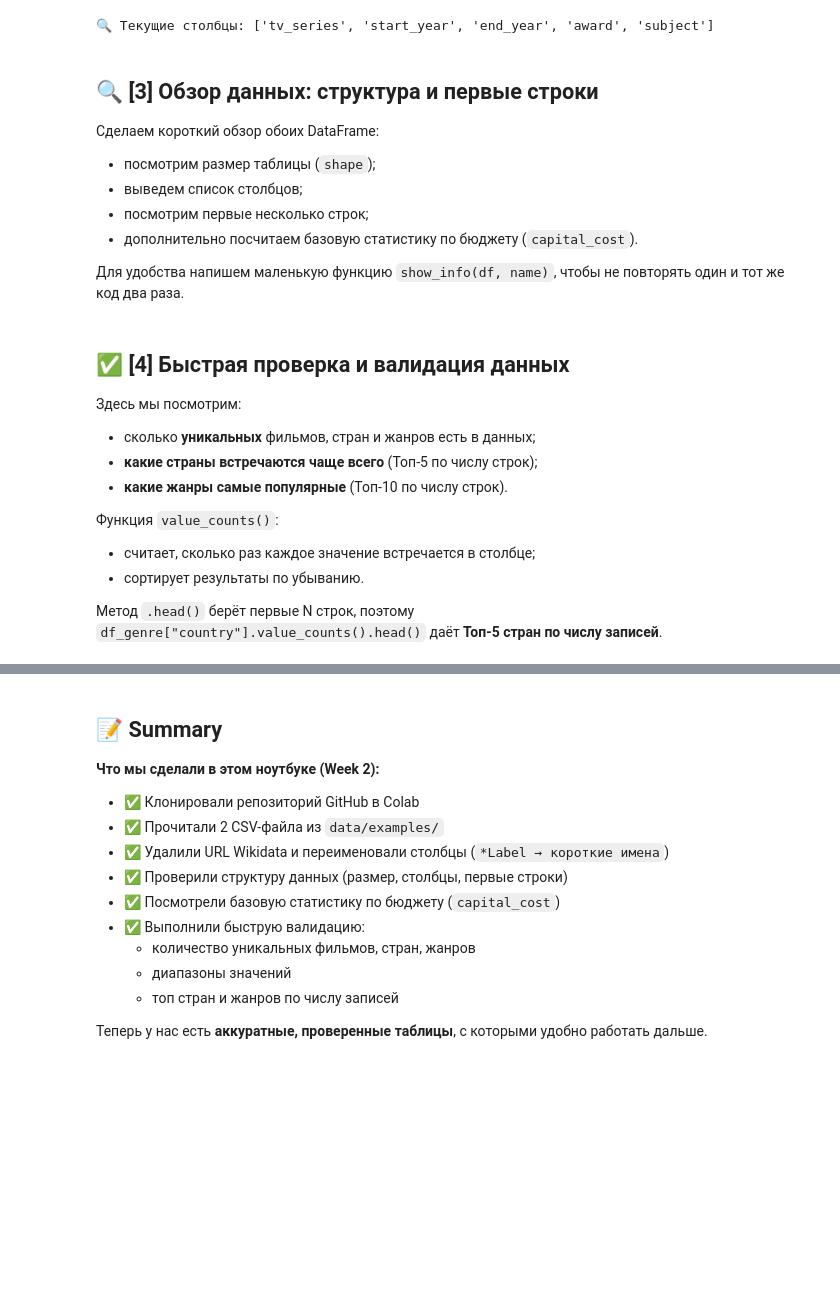
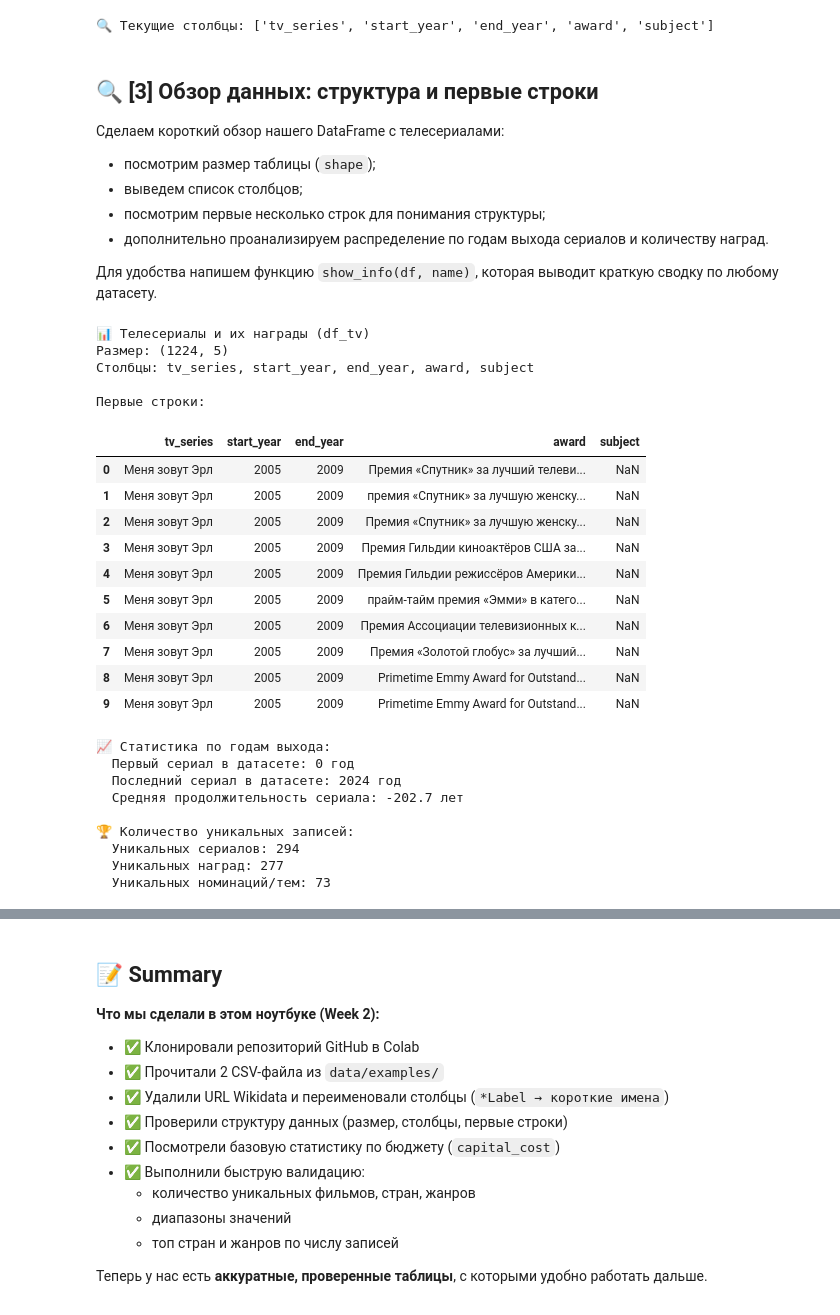
Before and after one commit to anmyvla-beep/python-ai-Mysttonen-Angelika, a Jupyter notebook: notebooks/week2b_read_csv.ipynb, the cells around one changed output, grey strips where cells are left out. Saved outputs shown, nothing was run; the diff lists cells and outputs as text; code cells hidden in the pictures; blank space fills up the shorter version.

Commit message:
доделали первый csv-файл про сериалы

```diff
--- a/notebooks/week2b_read_csv.ipynb
+++ b/notebooks/week2b_read_csv.ipynb
@@ -110,27 +110,59 @@ print("\n🔍 Текущие столбцы:", list(df_tv.columns))
 # %% [markdown]
 ## 🔍 [3] Обзор данных: структура и первые строки
 
-Сделаем короткий обзор обоих DataFrame:
+Сделаем короткий обзор нашего DataFrame с телесериалами:
 
 - посмотрим размер таблицы (`shape`);
 - выведем список столбцов;
-- посмотрим первые несколько строк;
-- дополнительно посчитаем базовую статистику по бюджету (`capital_cost`).
+- посмотрим первые несколько строк для понимания структуры;
+- дополнительно проанализируем распределение по годам выхода сериалов и количеству наград.
 
-Для удобства напишем маленькую функцию `show_info(df, name)`, чтобы не повторять один и тот же код два раза.
+Для удобства напишем функцию `show_info(df, name)`, которая выводит краткую сводку по любому датасету.
 # %%
-def show_info(df, name, n=5):
+def show_info(df, name, n=10):
     """Краткий обзор DataFrame: имя, размер, список столбцов и первые строки."""
     print(f"\n📊 {name}")
     print("Размер:", df.shape)
     print("Столбцы:", ", ".join(df.columns))
     print("\nПервые строки:")
-    print(df.head(n))
+    display(df.head(n))
 
 # 🔍 Шаг 3. Обзор данных
 
-show_info(df_cost, "Бюджеты мультфильмов (df_cost)")
-show_info(df_genre, "Жанры, страны и продолжительность (df_genre)")
+show_info(df_tv, "Телесериалы и их награды (df_tv)")
 
-print("\n📈 Статистика по бюджету (capital_cost):")
-print(df_cost["capital_cost"].describe())
+print("\n📈 Статистика по годам выхода:")
+print(f"  Первый сериал в датасете: {df_tv['start_year'].min()} год")
+print(f"  Последний сериал в датасете: {df_tv['end_year'].max()} год")
+print(f"  Средняя продолжительность сериала: {(df_tv['end_year'] - df_tv['start_year']).mean():.1f} лет")
+
+print("\n🏆 Количество уникальных записей:")
+print(f"  Уникальных сериалов: {df_tv['tv_series'].nunique()}")
+print(f"  Уникальных наград: {df_tv['award'].nunique()}")
+print(f"  Уникальных номинаций/тем: {df_tv['subject'].nunique()}")
+# %% [output]
+📊 Телесериалы и их награды (df_tv)
+Размер: (1224, 5)
+Столбцы: tv_series, start_year, end_year, award, subject
+
+Первые строки:
+|  | tv_series | start_year | end_year | award | subject |
+| 0 | Меня зовут Эрл | 2005 | 2009 | Премия «Спутник» за лучший телеви... | NaN |
+| 1 | Меня зовут Эрл | 2005 | 2009 | премия «Спутник» за лучшую женску... | NaN |
+| 2 | Меня зовут Эрл | 2005 | 2009 | Премия «Спутник» за лучшую женску... | NaN |
+| 3 | Меня зовут Эрл | 2005 | 2009 | Премия Гильдии киноактёров США за... | NaN |
+| 4 | Меня зовут Эрл | 2005 | 2009 | Премия Гильдии режиссёров Америки... | NaN |
+| 5 | Меня зовут Эрл | 2005 | 2009 | прайм-тайм премия «Эмми» в катего... | NaN |
+| 6 | Меня зовут Эрл | 2005 | 2009 | Премия Ассоциации телевизионных к... | NaN |
+| 7 | Меня зовут Эрл | 2005 | 2009 | Премия «Золотой глобус» за лучший... | NaN |
+| 8 | Меня зовут Эрл | 2005 | 2009 | Primetime Emmy Award for Outstand... | NaN |
+| 9 | Меня зовут Эрл | 2005 | 2009 | Primetime Emmy Award for Outstand... | NaN |
+📈 Статистика по годам выхода:
+  Первый сериал в датасете: 0 год
+  Последний сериал в датасете: 2024 год
+  Средняя продолжительность сериала: -202.7 лет
+
+🏆 Количество уникальных записей:
+  Уникальных сериалов: 294
+  Уникальных наград: 277
+  Уникальных номинаций/тем: 73
@@ -142,15 +168,0 @@ print(stats_millions)
-# %% [markdown]
-## ✅ [4] Быстрая проверка и валидация данных
-
-Здесь мы посмотрим:
-
-- сколько **уникальных** фильмов, стран и жанров есть в данных;
-- **какие страны встречаются чаще всего** (Топ‑5 по числу строк);
-- **какие жанры самые популярные** (Топ‑10 по числу строк).
-
-Функция `value_counts()`:
-- считает, сколько раз каждое значение встречается в столбце;
-- сортирует результаты по убыванию.
-
-Метод `.head()` берёт первые N строк, поэтому
-`df_genre["country"].value_counts().head()` даёт **Топ‑5 стран по числу записей**.
```
Also changed, not shown: parts of 4 cells of this notebook.
